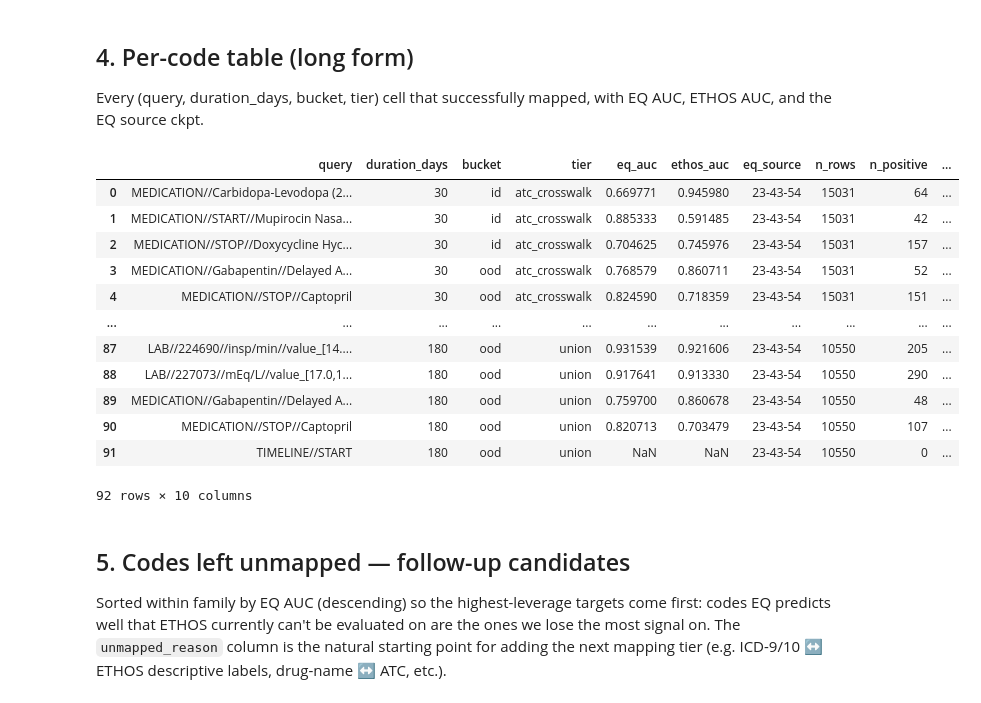
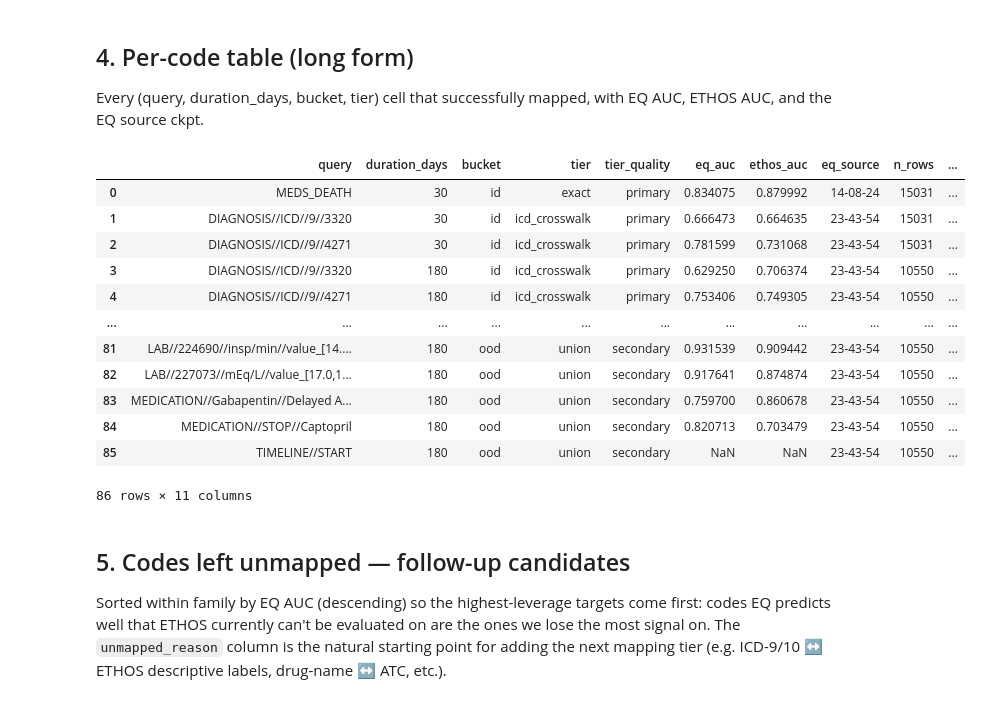
Before and after one commit to mmcdermott/EveryQuery-conditional, a Jupyter notebook: src/every_query/paper_experiments/ethos/comparison.ipynb, the cells around one changed output. Saved outputs shown, nothing was run; the diff lists cells and outputs as text; code cells hidden in the pictures.

```diff
--- a/src/every_query/paper_experiments/ethos/comparison.ipynb
+++ b/src/every_query/paper_experiments/ethos/comparison.ipynb
@@ -181,16 +189,20 @@ fallback = (
     .join(needs_fallback, on=['query', 'duration_days', 'bucket'], how='inner')
 )
 eq_full = pl.concat([eq_best, fallback], how='vertical_relaxed')
-et = (
-    ethos_aucs.select(
-        pl.col('code').alias('query'),
-        pl.col('duration_days').cast(pl.Int64),
-        'bucket', 'tier',
-        pl.col('occurs_auc').alias('ethos_auc'),
-        'n_rows', 'n_positive',
-    )
-)
+_ethos_select = [
+    pl.col('code').alias('query'),
+    pl.col('duration_days').cast(pl.Int64),
+    'bucket', 'tier',
+    pl.col('occurs_auc').alias('ethos_auc'),
+    'n_rows', 'n_positive',
+]
+if 'tier_quality' in ethos_aucs.columns:
+    _ethos_select.append('tier_quality')
+et = ethos_aucs.select(_ethos_select)
+if 'tier_quality' not in et.columns:
+    et = et.with_columns(pl.lit('primary').alias('tier_quality'))
 merged = et.join(eq_full, on=['query', 'duration_days', 'bucket'], how='inner')
 print('Joined rows:', len(merged), '| with best ckpt:', merged.filter(pl.col("eq_source") == best_model).height, '| fallback:', merged.filter(pl.col("eq_source") != best_model).height)
+print('tier_quality counts:', dict(merged.group_by('tier_quality').len().to_pandas().set_index('tier_quality')['len']))
 merged.to_pandas().head(30)
 # %% [output]
@@ -215,6 +228,17 @@ Joined rows: 92 | with best ckpt: 90 | fallback: 2
 # %%
-# Tier display order: primary tiers first (exact, drop_bin, quantile, crosswalks), then union as the per-code OR.
-primary_tier_order = ['exact', 'drop_bin', 'quantile', 'icd_crosswalk', 'atc_crosswalk', 'mimic_item_crosswalk']
+# Tier display order: primary-quality tiers first (exact, lab presence/decile, ICD specific/parent),
+# then secondary-quality (ATC class, procedure-as-diagnosis, mimic indication proxies),
+# then union as the per-code OR.
+primary_tier_order = [
+    'exact',
+    'drop_bin',
+    'quantile',
+    'quantile_approx',
+    'icd_specific',
+    'icd_crosswalk',
+    'atc_crosswalk',
+    'mimic_item_crosswalk',
+]
 available_tiers = sorted(merged['tier'].unique().to_list())
 tiers = [t for t in primary_tier_order if t in available_tiers] + (['union'] if 'union' in available_tiers else [])
 durations = sorted(merged['duration_days'].unique().to_list())
@@ -346,27 +560,29 @@ Aggregated across (duration, bucket) per tier:
 
 Every (query, duration_days, bucket, tier) cell that successfully mapped, with EQ AUC, ETHOS AUC, and the EQ source ckpt.
 # %%
+_table_cols = ['query', 'duration_days', 'bucket', 'tier', 'tier_quality', 'eq_auc', 'ethos_auc', 'eq_source', 'n_rows', 'n_positive']
+_table_cols = [c for c in _table_cols if c in merged.columns]
 table = (
-    merged.select('query', 'duration_days', 'bucket', 'tier', 'eq_auc', 'ethos_auc', 'eq_source', 'n_rows', 'n_positive')
+    merged.select(_table_cols)
     .with_columns((pl.col('ethos_auc') - pl.col('eq_auc')).alias('ethos_minus_eq'))
-    .sort(['tier', 'duration_days', 'bucket', 'query'])
+    .sort([c for c in ['tier_quality', 'tier', 'duration_days', 'bucket', 'query'] if c in merged.columns])
 )
 save_tbl(table, 'ethos_vs_eq_per_code')
 table.to_pandas()
 # %% [output]
-|  | query | duration_days | bucket | tier | eq_auc | ethos_auc | eq_source | n_rows | n_positive | ... |
-| 0 | MEDICATION//Carbidopa-Levodopa (2... | 30 | id | atc_crosswalk | 0.669771 | 0.945980 | 23-43-54 | 15031 | 64 | ... |
-| 1 | MEDICATION//START//Mupirocin Nasa... | 30 | id | atc_crosswalk | 0.885333 | 0.591485 | 23-43-54 | 15031 | 42 | ... |
-| 2 | MEDICATION//STOP//Doxycycline Hyc... | 30 | id | atc_crosswalk | 0.704625 | 0.745976 | 23-43-54 | 15031 | 157 | ... |
-| 3 | MEDICATION//Gabapentin//Delayed A... | 30 | ood | atc_crosswalk | 0.768579 | 0.860711 | 23-43-54 | 15031 | 52 | ... |
-| 4 | MEDICATION//STOP//Captopril | 30 | ood | atc_crosswalk | 0.824590 | 0.718359 | 23-43-54 | 15031 | 151 | ... |
+|  | query | duration_days | bucket | tier | tier_quality | eq_auc | ethos_auc | eq_source | n_rows | ... |
+| 0 | MEDS_DEATH | 30 | id | exact | primary | 0.834075 | 0.879992 | 14-08-24 | 15031 | ... |
+| 1 | DIAGNOSIS//ICD//9//3320 | 30 | id | icd_crosswalk | primary | 0.666473 | 0.664635 | 23-43-54 | 15031 | ... |
+| 2 | DIAGNOSIS//ICD//9//4271 | 30 | id | icd_crosswalk | primary | 0.781599 | 0.731068 | 23-43-54 | 15031 | ... |
+| 3 | DIAGNOSIS//ICD//9//3320 | 180 | id | icd_crosswalk | primary | 0.629250 | 0.706374 | 23-43-54 | 10550 | ... |
+| 4 | DIAGNOSIS//ICD//9//4271 | 180 | id | icd_crosswalk | primary | 0.753406 | 0.749305 | 23-43-54 | 10550 | ... |
 | ... | ... | ... | ... | ... | ... | ... | ... | ... | ... | ... |
-| 87 | LAB//224690//insp/min//value_[14.... | 180 | ood | union | 0.931539 | 0.921606 | 23-43-54 | 10550 | 205 | ... |
-| 88 | LAB//227073//mEq/L//value_[17.0,1... | 180 | ood | union | 0.917641 | 0.913330 | 23-43-54 | 10550 | 290 | ... |
-| 89 | MEDICATION//Gabapentin//Delayed A... | 180 | ood | union | 0.759700 | 0.860678 | 23-43-54 | 10550 | 48 | ... |
-| 90 | MEDICATION//STOP//Captopril | 180 | ood | union | 0.820713 | 0.703479 | 23-43-54 | 10550 | 107 | ... |
-| 91 | TIMELINE//START | 180 | ood | union | NaN | NaN | 23-43-54 | 10550 | 0 | ... |
+| 81 | LAB//224690//insp/min//value_[14.... | 180 | ood | union | secondary | 0.931539 | 0.909442 | 23-43-54 | 10550 | ... |
+| 82 | LAB//227073//mEq/L//value_[17.0,1... | 180 | ood | union | secondary | 0.917641 | 0.874874 | 23-43-54 | 10550 | ... |
+| 83 | MEDICATION//Gabapentin//Delayed A... | 180 | ood | union | secondary | 0.759700 | 0.860678 | 23-43-54 | 10550 | ... |
+| 84 | MEDICATION//STOP//Captopril | 180 | ood | union | secondary | 0.820713 | 0.703479 | 23-43-54 | 10550 | ... |
+| 85 | TIMELINE//START | 180 | ood | union | secondary | NaN | NaN | 23-43-54 | 10550 | ... |
-92 rows × 10 columns
+86 rows × 11 columns
 # %% [markdown]
 ## 5. Codes left unmapped — follow-up candidates
 
```
Also changed, not shown: parts of 14 cells of this notebook, 7 other files.
